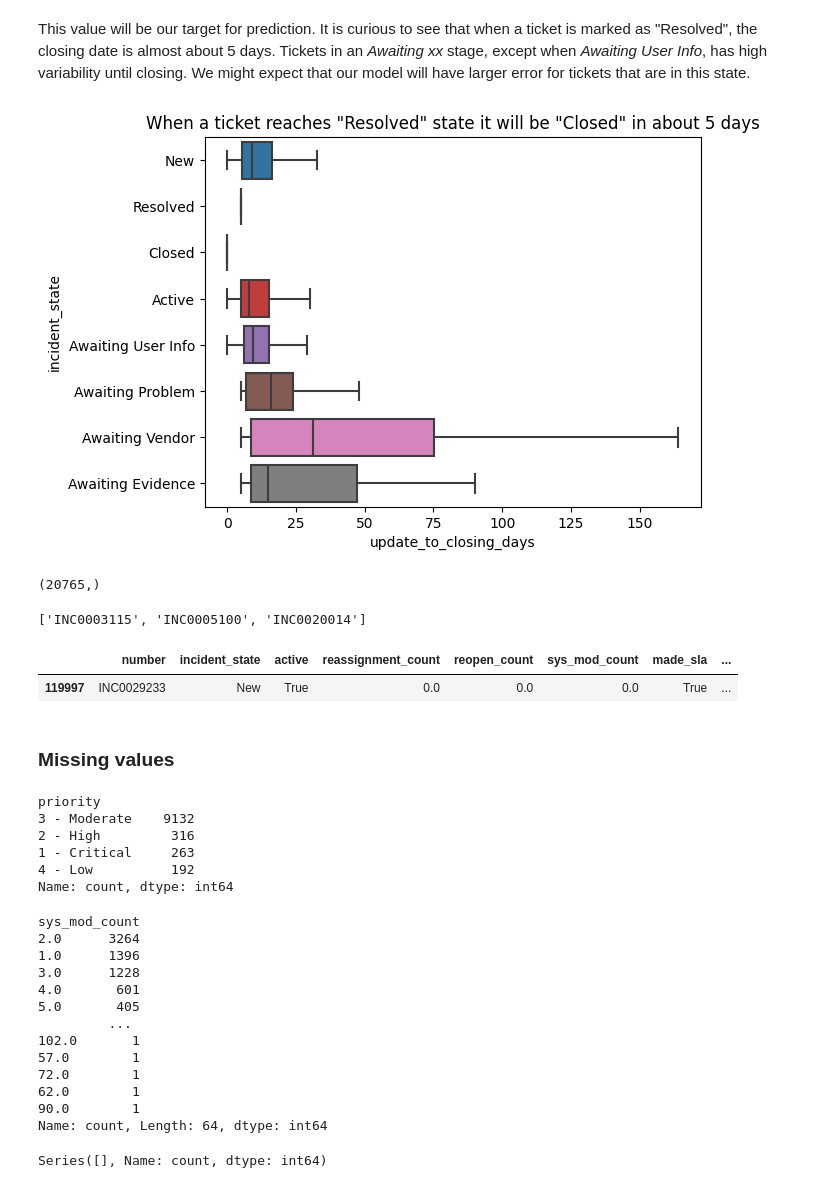
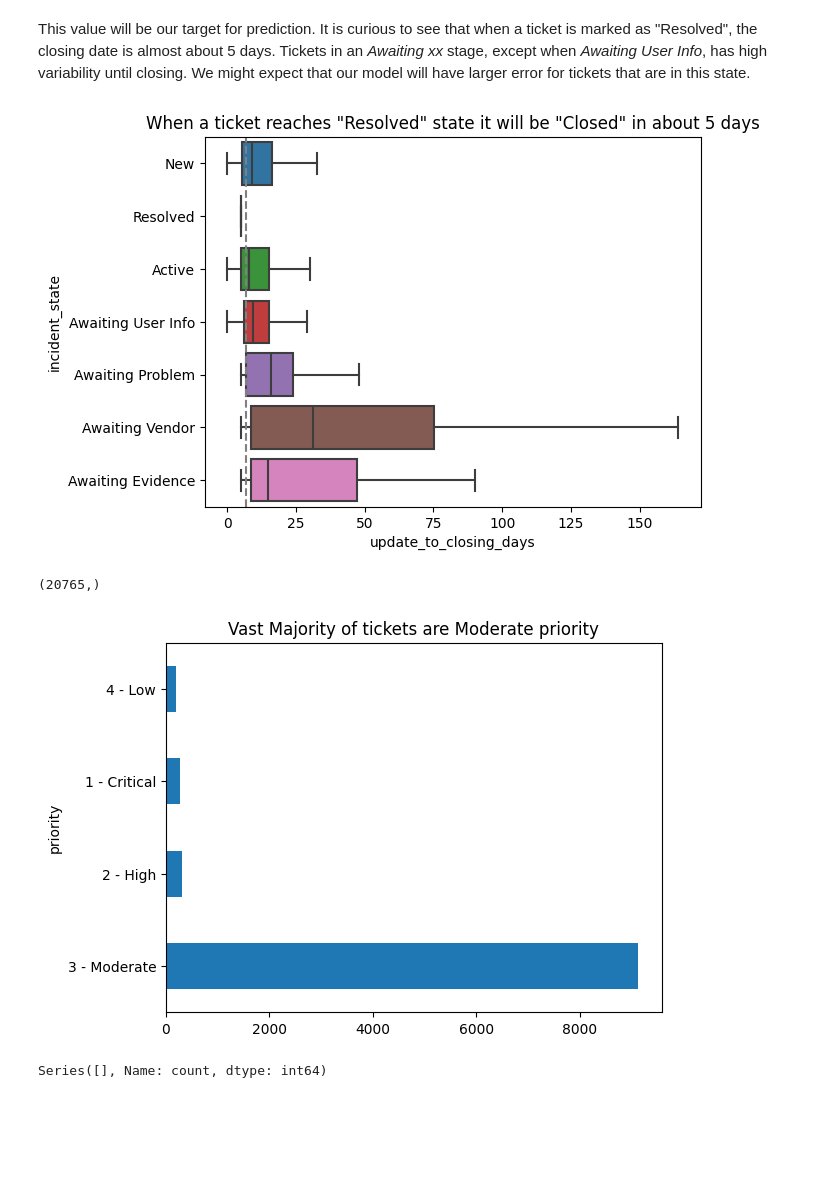
Before and after one commit to khizon/data_analysis, a Jupyter notebook: IT_support/src/exploration.ipynb, the cells around one changed output. Cells and saved outputs as stored; diff of their text form; code cells hidden in the pictures; blank space fills up the shorter version.

```diff
--- a/IT_support/src/exploration.ipynb
+++ b/IT_support/src/exploration.ipynb
@@ -96,0 +119,3 @@ df.loc[df['sys_mod_count']>numbers, 'number'].unique().shape
+# %%
+# We should remove all 'Closed' states as at that point, predictions is already pointless
+df = df[df['incident_state']!='Closed']
@@ -133,57 +163,23 @@ This value will be our target for prediction. It is curious to see that when a t
 # %%
 df['update_to_closing_days'] = df['closed_at']-df['sys_updated_at']
 df['update_to_closing_days'] = df['update_to_closing_days'].dt.days + df['update_to_closing_days'].dt.seconds / (24 * 60 * 60)
+dd_median = df['update_to_closing_days'].median()
 sns.boxplot(df, x='update_to_closing_days', y='incident_state', showfliers=False)
+plt.axvline(x=dd_median, color='gray', linestyle='--', label='Median')
 plt.title('When a ticket reaches "Resolved" state it will be "Closed" in about 5 days')
 plt.show()
 # %% [output]
-[figure, old version]
+[figure, new version]
 # %%
 df.loc[df['incident_state']=='Resolved', 'number'].unique().shape
 # %% [output]
 (20765,)
-# %%
-# There are only 3 incidents that were closed but skipped resolved.
-filtered_nums = df.groupby('number')['incident_state'].apply(lambda x: ('Closed' in x.values) and ('Resolved' not in x.values))
-no_resolved = filtered_nums[filtered_nums].index.to_list()
-no_resolved
-# %% [output]
-['INC0003115', 'INC0005100', 'INC0020014']
-# %%
-# There is one ticket that has no entry for Resolved or Closed state. It has however a `closed_at` information.
-filtered_nums = df.groupby('number')['incident_state'].apply(lambda x: ('Closed' not in x.values) and ('Resolved' not in x.values))
-no_resolved = filtered_nums[filtered_nums].index.to_list()
-df[df['number'].isin(no_resolved)]
-# %% [output]
-|  | number | incident_state | active | reassignment_count | reopen_count | sys_mod_count | made_sla | ... |
-| 119997 | INC0029233 | New | True | 0.0 | 0.0 | 0.0 | True | ... |
-# %% [markdown]
-### Missing values
 # %%
-df.loc[(df['sys_created_at'].isna()) & (df['incident_state']=='New'), 'priority'].value_counts()
+df.loc[(df['sys_created_at'].isna()) & (df['incident_state']=='New'), 'priority'].value_counts().plot(kind='barh')
+plt.title('Vast Majority of tickets are Moderate priority')
+plt.show()
 # %% [output]
-priority
-3 - Moderate    9132
-2 - High         316
-1 - Critical     263
-4 - Low          192
-Name: count, dtype: int64
+[figure, added]
-# %%
-df.loc[(df['sys_created_at'].isna()) & (df['incident_state']=='Closed'), 'sys_mod_count'].value_counts()
-# %% [output]
-sys_mod_count
-2.0      3264
-1.0      1396
-3.0      1228
-4.0       601
-5.0       405
-         ...
-102.0       1
-57.0        1
-72.0        1
-62.0        1
-90.0        1
-Name: count, Length: 64, dtype: int64
 # %%
 df.loc[(df['update_to_closing_days'].isna()), 'priority'].value_counts()
 # %% [output]
```
Also changed, not shown: parts of 22 cells of this notebook, 1 other file.
